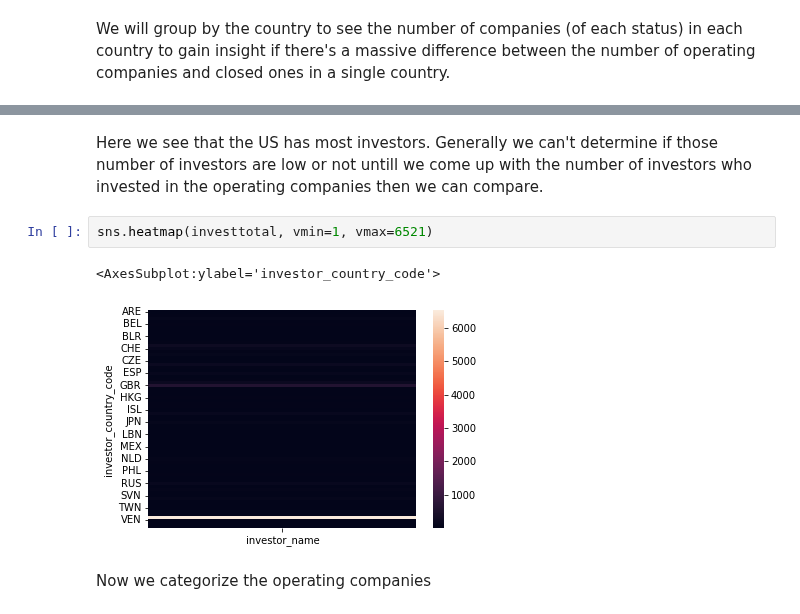
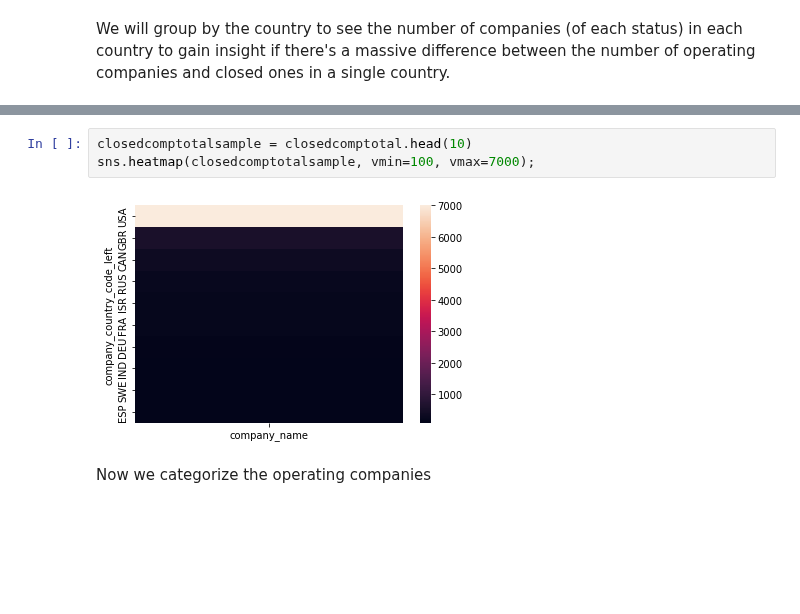
Before and after one commit to OdyAsh/StartupCompanies, a Jupyter notebook: Startup-Companies.ipynb, the cells around one changed output, grey strips where cells are left out. Drawn from its saved outputs; the diff is of its cells as text; blank space fills up the shorter version.

```diff
--- a/Startup-Companies.ipynb
+++ b/Startup-Companies.ipynb
@@ -1799,10 +1792,8 @@ investtotal.sort_values('investor_name', ascending=False)
-# %% [markdown]
-Here we see that the US has most investors. Generally we can't determine if those number of investors are low or not untill we come up with the number of investors who invested in the operating companies then we can compare.
-# %%
-sns.heatmap(investtotal, vmin=1, vmax=6521)
-# %% [output]
-<AxesSubplot:ylabel='investor_country_code'>
-[figure, removed]
+# %%
+closedcomptotalsample = closedcomptotal.head(10)
+sns.heatmap(closedcomptotalsample, vmin=100, vmax=7000);
+# %% [output]
+[figure, added]
 # %% [markdown]
 Now we categorize the operating companies
 # %%
```
Also changed, not shown: parts of 41 cells of this notebook.
